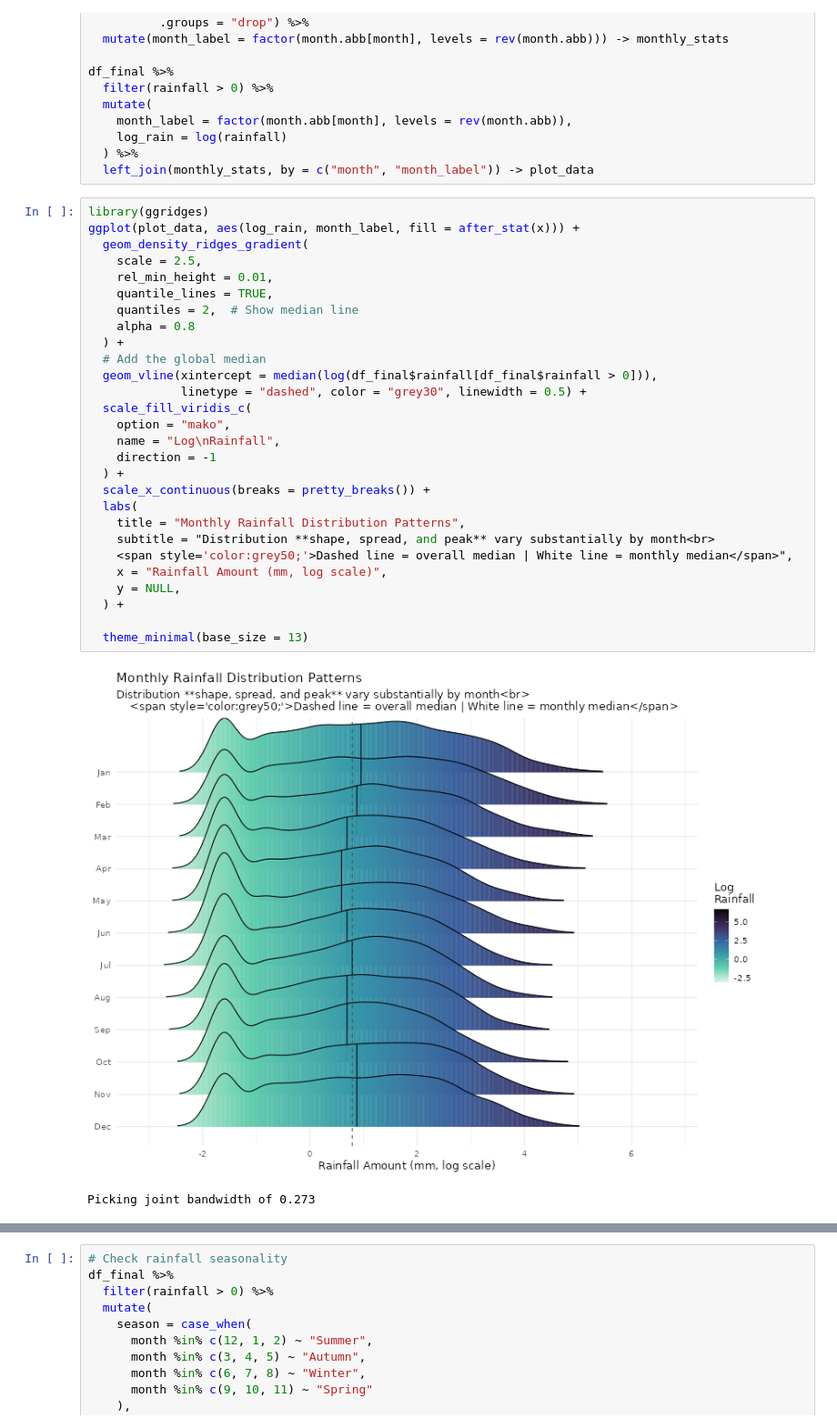
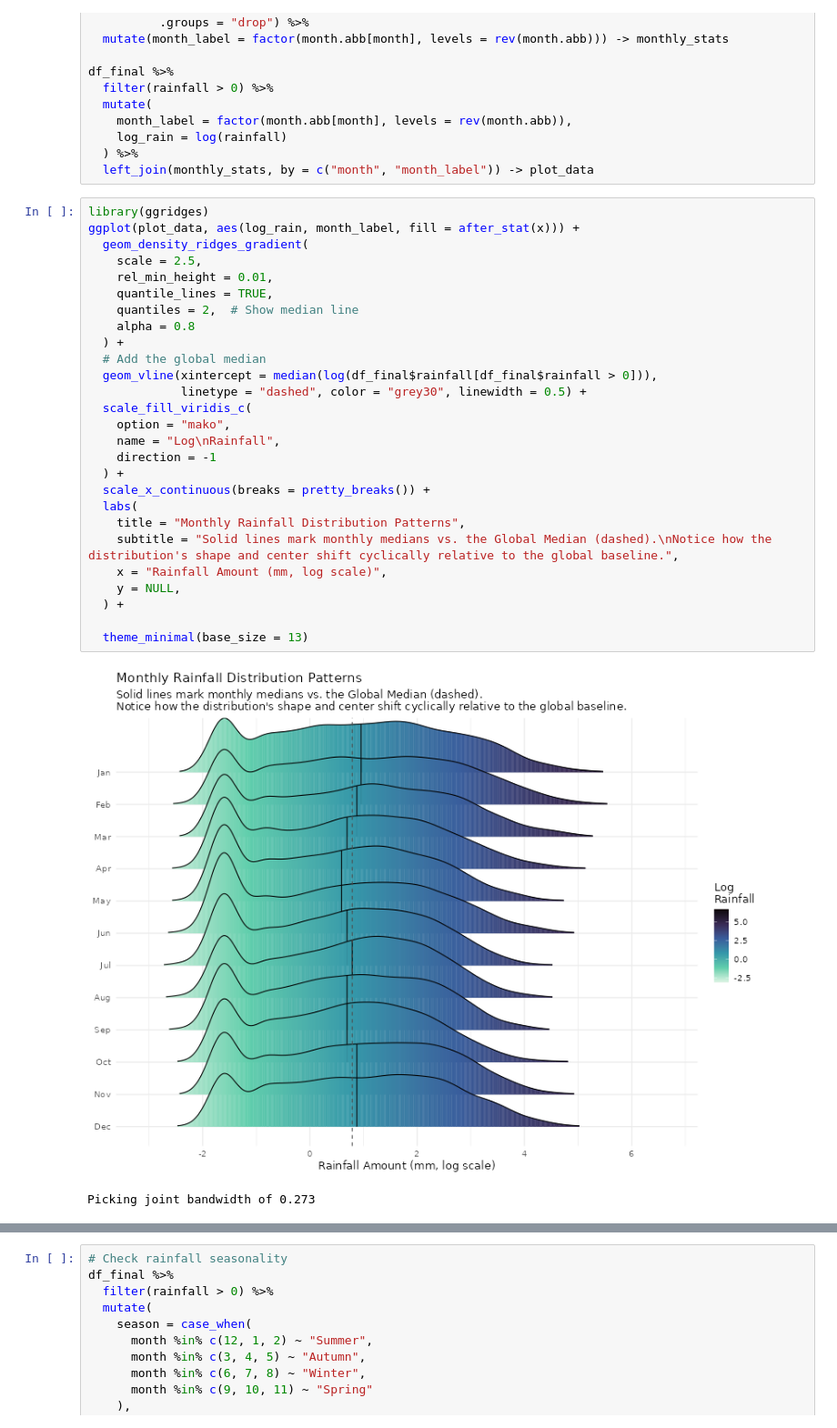
Before and after one commit to Chrisolande/australian-rainfall-dynamics, a Jupyter notebook: ausweather.ipynb, the cells around one changed output, grey strips where cells are left out. Shown at 91% size. Drawn from its saved outputs; the diff is of its cells as text.

```diff
--- a/ausweather.ipynb
+++ b/ausweather.ipynb
@@ -588,31 +586,30 @@ df_final %>%
 # %%
 library(ggridges)
 ggplot(plot_data, aes(log_rain, month_label, fill = after_stat(x))) +
   geom_density_ridges_gradient(
     scale = 2.5,
     rel_min_height = 0.01,
     quantile_lines = TRUE,
     quantiles = 2,  # Show median line
     alpha = 0.8
   ) +
   # Add the global median
   geom_vline(xintercept = median(log(df_final$rainfall[df_final$rainfall > 0])),
              linetype = "dashed", color = "grey30", linewidth = 0.5) +
   scale_fill_viridis_c(
     option = "mako",
     name = "Log\nRainfall",
     direction = -1
   ) +
   scale_x_continuous(breaks = pretty_breaks()) +
   labs(
     title = "Monthly Rainfall Distribution Patterns",
-    subtitle = "Distribution **shape, spread, and peak** vary substantially by month<br>
-    <span style='color:grey50;'>Dashed line = overall median | White line = monthly median</span>",
+    subtitle = "Solid lines mark monthly medians vs. the Global Median (dashed).\nNotice how the distribution's shape and center shift cyclically relative to the global baseline.",
     x = "Rainfall Amount (mm, log scale)",
     y = NULL,
   ) +
 
   theme_minimal(base_size = 13)
 # %% [output]
-[figure, old version]
+[figure, new version]
 Picking joint bandwidth of 0.273
```
Also changed, not shown: parts of 34 cells of this notebook.
